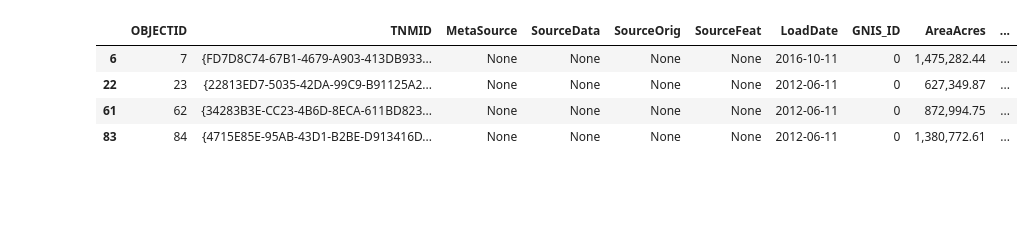
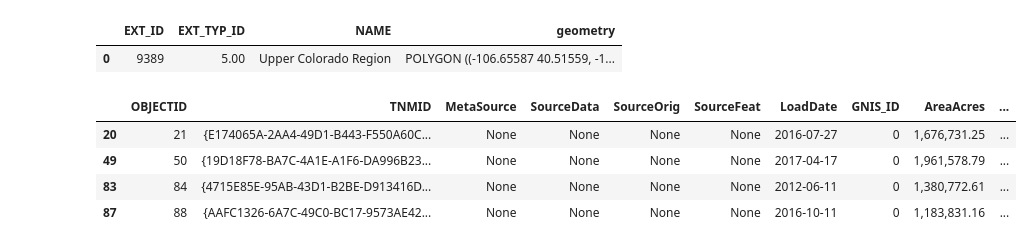
Before and after one commit to CW3E/CO_top-decile_precip_ARs_code, a Jupyter notebook: analysis/ar_fraction_extreme_prec.ipynb, the cells around one changed output. Saved outputs shown, nothing was run; the diff lists cells and outputs as text; code cells hidden in the pictures; blank space fills up the shorter version.

```diff
--- a/analysis/ar_fraction_extreme_prec.ipynb
+++ b/analysis/ar_fraction_extreme_prec.ipynb
@@ -29,16 +31,38 @@ pd.options.display.float_format = "{:,.2f}".format # makes it so pandas tables d
 path_to_data = '/data/projects/Comet/cwp140/'
 path_to_out  = '../out/'       # output files (numerical results, intermediate datafiles) -- read & write
 path_to_figs = '../figs/'      # figures
+# %%
+## Load Basin watershed file
+fp = path_to_data + 'downloads/UpperCO/Upper_Colorado_River_Basin_Boundary/Upper_Colorado_River_Basin_Boundary.shp'
+basin = gpd.read_file(fp, crs="EPSG:4326") # have to manually set the projection
+basin
+
+## get list of HUC8s within Upper Colorado River Basin
+# test = gpd.clip(polys, basin)
+# test.plot()
+# %% [output]
+|  | EXT_ID | EXT_TYP_ID | NAME | geometry |
+| 0 | 9389 | 5.00 | Upper Colorado Region | POLYGON ((-106.65587 40.51559, -1... |
 # %%
+start_mon = 1
+end_mon = 12
+
+da = xr.DataArray(data=np.array([0, 0, 0, 0, 0, 0]),
+    dims=["ar_scale"],
+    coords=dict(ar_scale=(["ar_scale"], np.array([0.0, 1.0, 2.0, 3.0, 4.0, 5.0]))))
+
 ## load PRISM watershed precip dataset
 fname = path_to_data + 'preprocessed/PRISM/PRISM_HUC8_CO.nc'
 PRISM = xr.open_dataset(fname)
 ## get just Nov - April
-PRISM = select_months_ds(PRISM, 11, 4, 'date')
+PRISM = select_months_ds(PRISM, start_mon, end_mon, 'date')
 
 HUC8_IDs = PRISM.HUC8.values ## get list of HUC8 IDs
 
 frac_lst = []
+ARscale_lst = []
+frac_days_lst = []
+
 ## loop through all HUC8s
 for i, HUC8_ID in enumerate(HUC8_IDs):
     # print(i, HUC8_ID)
@@ -47,26 +71,35 @@ for i, HUC8_ID in enumerate(HUC8_IDs):
     tmp = tmp.where(tmp.extreme == 1, drop=True)
 
     ## load final trajectory dataset
-    fname = '/home/dnash/comet_data/preprocessed/ERA5_trajectories/final/PRISM_HUC8_{0}.nc'.format(HUC8_ID)
+    fname = '/home/dnash/comet_data/preprocessed/ERA5_trajectories/latest/PRISM_HUC8_{0}.nc'.format(HUC8_ID)
     traj = xr.open_dataset(fname)
-    traj = select_months_ds(traj, 11, 4, 'start_date')
+    traj = select_months_ds(traj, start_mon, end_mon, 'start_date')
 
     ## total extreme precip
     total_prec = tmp.prec.sum('date').values
+    ct_prec = tmp.prec.count('date').values
     try:
         ## get all the dates from the trajectory dataset where AR Scale > 0
-        ar_days = traj.where(traj.ar_scale > 0, drop=True).start_date.values
+        ar_days = traj.where(traj.coastal_IVT >= 250., drop=True).start_date.values
         ## select those dates from precip dataset
         tmp2 = tmp.sel(date=ar_days)
         ## calculate fraction of extreme precipitation related to ARs for each watershed
         ar_prec = tmp2.prec.sum('date').values
         frac = (ar_prec/total_prec)*100
+        frac_days = (len(ar_days)/ct_prec)*100
+
+        # get the number of times AR scale for each trajectory
+        ARscale = traj.groupby("ar_scale").count().ar
 
     except ValueError:
         ## no AR days
         frac = 0
+        ARscale = da
+        frac_days = 0
 
     frac_lst.append(frac)
+    ARscale_lst.append(ARscale)
+    frac_days_lst.append(frac_days)
 
 ## now attach to the geopandas dataframe
 
@@ -75,23 +108,28 @@ for i, HUC8_ID in enumerate(HUC8_IDs):
 fp = path_to_data + 'downloads/CO_HUC8/wbdhu8.shp'
 polys = gpd.read_file(fp, crs="epsg:4326") # have to manually set the projection
 polys['frac'] = frac_lst
+polys['frac_days'] = frac_days_lst
 # %%
-HUC8_ID_lst = [14050005, ## upper white
+HUC8_ID_lst = [14050001, ## upper yampa
+               # 14050005, ## upper white
                # 14050002, ## lower yampa
                # 14080104, ## animas (San Juans),
                14030002, ## upper dolores
-               11020002, ## arkansas - Pueblo Reservoir
-               10190005 ## St. Vrain (Boulder)
+               # 11020002, ## arkansas - Pueblo Reservoir
+               # 10190005 ## St. Vrain (Boulder)
+               # 14030005, ## 'Upper Colorado-Kane Springs'
+               10190002, ## 'Upper South Platte'
+               11020001 ## Arkansas Headwaters
               ]
 idx = (polys.HUC8 == str(HUC8_ID_lst[0])) | (polys.HUC8 == str(HUC8_ID_lst[1])) | (polys.HUC8 == str(HUC8_ID_lst[2])) | (polys.HUC8 == str(HUC8_ID_lst[3]))
 tmp =  polys[idx]
 tmp
 # %% [output]
 |  | OBJECTID | TNMID | MetaSource | SourceData | SourceOrig | SourceFeat | LoadDate | GNIS_ID | AreaAcres | ... |
-| 6 | 7 | {FD7D8C74-67B1-4679-A903-413DB933... | None | None | None | None | 2016-10-11 | 0 | 1,475,282.44 | ... |
-| 22 | 23 | {22813ED7-5035-42DA-99C9-B91125A2... | None | None | None | None | 2012-06-11 | 0 | 627,349.87 | ... |
-| 61 | 62 | {34283B3E-CC23-4B6D-8ECA-611BD823... | None | None | None | None | 2012-06-11 | 0 | 872,994.75 | ... |
+| 20 | 21 | {E174065A-2AA4-49D1-B443-F550A60C... | None | None | None | None | 2016-07-27 | 0 | 1,676,731.25 | ... |
+| 49 | 50 | {19D18F78-BA7C-4A1E-A1F6-DA996B23... | None | None | None | None | 2017-04-17 | 0 | 1,961,578.79 | ... |
 | 83 | 84 | {4715E85E-95AB-43D1-B2BE-D913416D... | None | None | None | None | 2012-06-11 | 0 | 1,380,772.61 | ... |
+| 87 | 88 | {AAFC1326-6A7C-49C0-BC17-9573AE42... | None | None | None | None | 2016-10-11 | 0 | 1,183,831.16 | ... |
 # %%
 polys['frac'].max()
 # %% [output]
```
Also changed, not shown: parts of 7 cells of this notebook, 19 other files.
